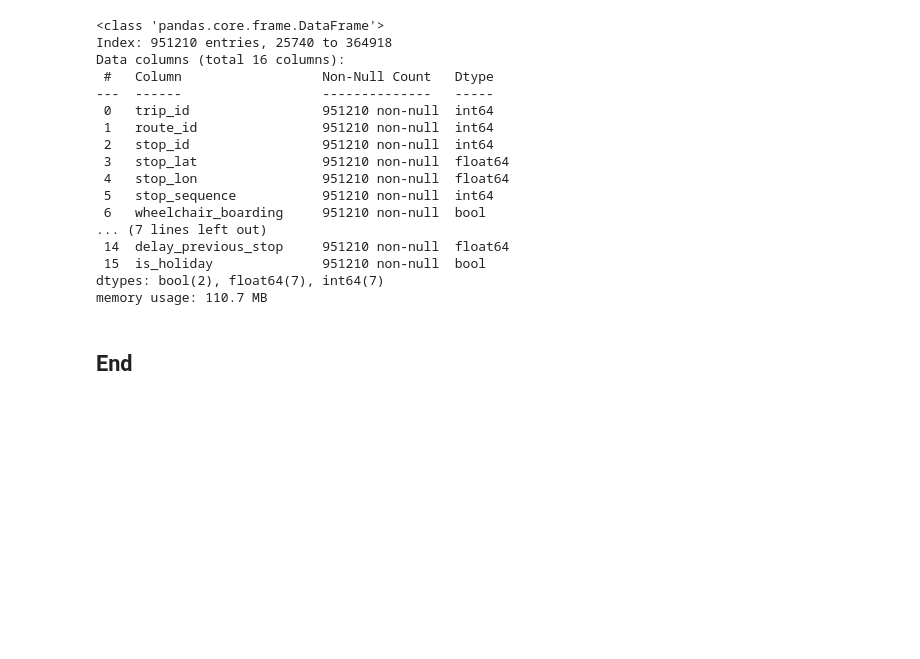
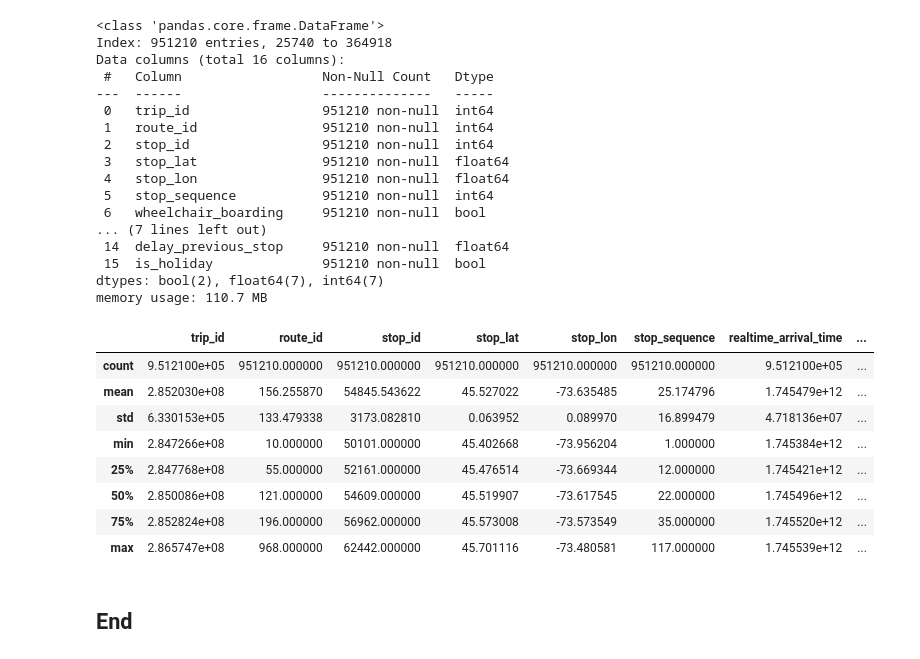
Before and after one commit to nadpierre/stm-transit-delay-prediction, a Jupyter notebook: data_cleaning.ipynb, the cells around one changed output. Cells and saved outputs as stored; diff of their text form; code cells hidden in the pictures; blank space fills up the shorter version.

```diff
--- a/data_cleaning.ipynb
+++ b/data_cleaning.ipynb
@@ -368,6 +368,18 @@ Data columns (total 16 columns):
  15  is_holiday              951210 non-null  bool
 dtypes: bool(2), float64(7), int64(7)
 memory usage: 110.7 MB
+# %%
+df.describe()
+# %% [output]
+|  | trip_id | route_id | stop_id | stop_lat | stop_lon | stop_sequence | realtime_arrival_time | ... |
+| count | 9.512100e+05 | 951210.000000 | 951210.000000 | 951210.000000 | 951210.000000 | 951210.000000 | 9.512100e+05 | ... |
+| mean | 2.852030e+08 | 156.255870 | 54845.543622 | 45.527022 | -73.635485 | 25.174796 | 1.745479e+12 | ... |
+| std | 6.330153e+05 | 133.479338 | 3173.082810 | 0.063952 | 0.089970 | 16.899479 | 4.718136e+07 | ... |
+| min | 2.847266e+08 | 10.000000 | 50101.000000 | 45.402668 | -73.956204 | 1.000000 | 1.745384e+12 | ... |
+| 25% | 2.847768e+08 | 55.000000 | 52161.000000 | 45.476514 | -73.669344 | 12.000000 | 1.745421e+12 | ... |
+| 50% | 2.850086e+08 | 121.000000 | 54609.000000 | 45.519907 | -73.617545 | 22.000000 | 1.745496e+12 | ... |
+| 75% | 2.852824e+08 | 196.000000 | 56962.000000 | 45.573008 | -73.573549 | 35.000000 | 1.745520e+12 | ... |
+| max | 2.865747e+08 | 968.000000 | 62442.000000 | 45.701116 | -73.480581 | 117.000000 | 1.745539e+12 | ... |
 # %%
 # Export data to CSV
 df.to_csv('data/stm_weather_merged.csv', index=False)
```
Also changed, not shown: 2 other files.
